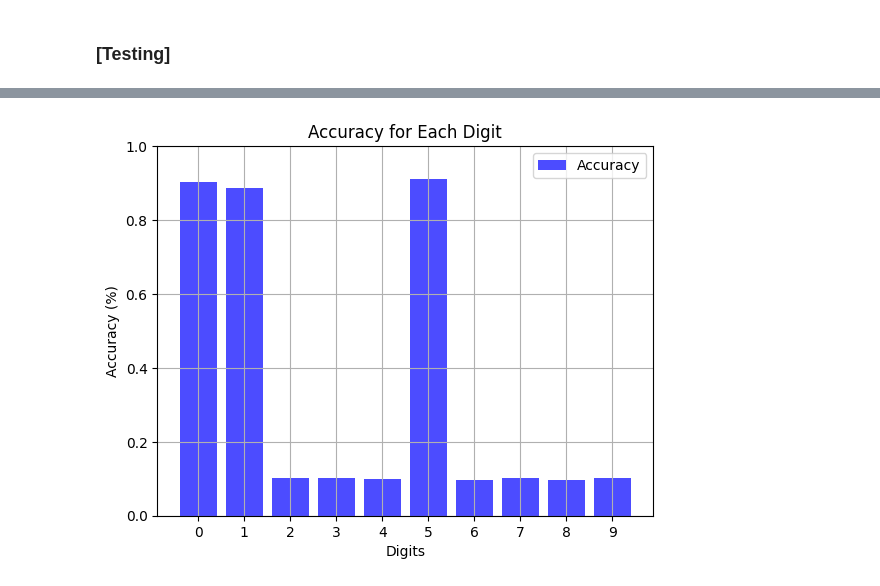
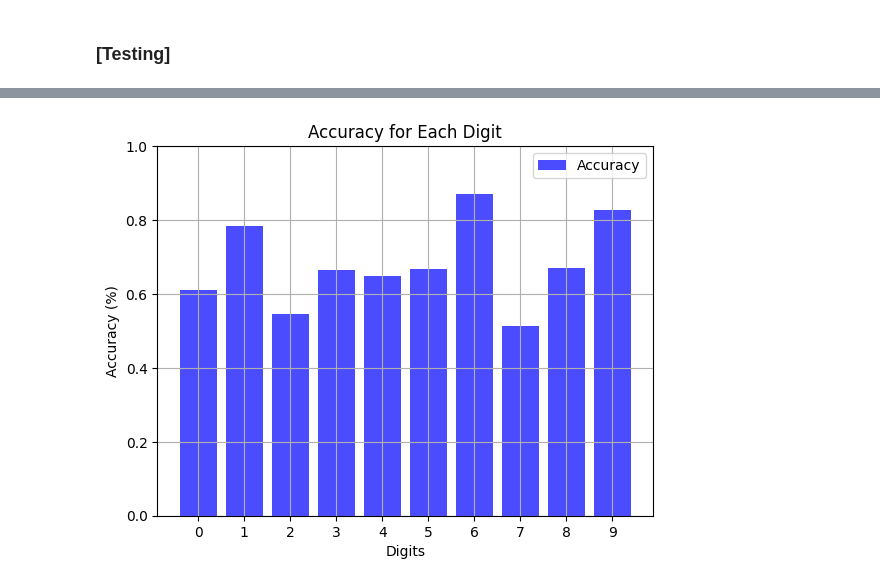
Before and after one commit to AP-047/RClass-Classification-by-Rational-Approximation, a Jupyter notebook: notebooks/training.ipynb, the cells around one changed output, grey strips where cells are left out. Cells and saved outputs as stored; diff of their text form; code cells hidden in the pictures.

```diff
--- a/notebooks/training.ipynb
+++ b/notebooks/training.ipynb
@@ -29,21 +28,24 @@ x_train_flat = x_train.reshape(x_train.shape[0], -1)
 print(f"x_train_flat shape: {x_train_flat.shape}, y_train shape: {y_train.shape}")
 
 #2 Subsets
-subset_size = 100
+subset_size = 1000
 x_train_subset = x_train_flat[:subset_size]
 y_train_subset = y_train[:subset_size]
 print(f"x_train_subset shape: {x_train_subset.shape}")
 
 #3 PCA
 from sklearn.decomposition import PCA
-import pickle
-n_components = 2
+# import pickle
+import numpy as np
+n_components = 77
 pca = PCA(n_components=n_components)
 x_train_pca = pca.fit_transform(x_train_subset)
 print(f"x_train_pca shape: ", x_train_pca.shape)
-# Load PCA instance
-with open("models/pca_model.pkl", "wb") as file:
-    pickle.dump(pca, file)  # Save the fitted PCA model
+variance = np.sum(pca.explained_variance_ratio_)
+print(f"variance =", variance)
+# # Load PCA instance
+# with open("models/pca_model.pkl", "wb") as file:
+#     pickle.dump(pca, file)  # Save the fitted PCA model
 
 #4 Normalize
 from sklearn.preprocessing import MinMaxScaler
@@ -282,43 +283,42 @@ from sklearn.decomposition import PCA
 import pickle
 import matplotlib.pyplot as plt
 
-# # Define the rational function
-# def rational_function(x, alpha, beta):
-#     """
-#     r(x) = (α_0 + α_1*x1**1 + α_2*x2**2 + ...) /
-#            (β_0 + β_1*x1**1 + β_2*x2**2 + ...).
-#     """
-#     numerator = alpha[0] + sum(alpha[i+1] * x[i] ** (i + 1) for i in range(len(x)))
-#     denominator = beta[0] + sum(beta[i+1] * x[i] ** (i + 1) for i in range(len(x)))
-#     return numerator / denominator
+# Define the rational function
+def rational_function(x, alpha, beta):
+    """
+    r(x) = (α_0 + α_1*x1**1 + α_2*x2**2 + ...) /
+           (β_0 + β_1*x1**1 + β_2*x2**2 + ...).
+    """
+    numerator = alpha[0] + sum(alpha[i+1] * x[i] ** (i + 1) for i in range(len(x)))
+    denominator = beta[0] + sum(beta[i+1] * x[i] ** (i + 1) for i in range(len(x)))
+    return numerator / denominator
 
 #-----------------------------------------------------
-import itertools
-import numpy as np
+# import itertools
 
-def generate_multi_indices(n, d):
-    indices = [idx for idx in itertools.product(range(d + 1), repeat=n) if sum(idx) <= d]
-    return indices
+# def generate_multi_indices(n, d):
+#     indices = [idx for idx in itertools.product(range(d + 1), repeat=n) if sum(idx) <= d]
+#     return indices
 
-def construct_polynomial(x, coefficients, indices):
-    polynomial_value = 0
-    for coeff, idx in zip(coefficients, indices):
-        term = coeff * np.prod([x[i] ** idx[i] for i in range(len(x))])
-        polynomial_value += term
-    return polynomial_value
+# def construct_polynomial(x, coefficients, indices):
+#     polynomial_value = 0
+#     for coeff, idx in zip(coefficients, indices):
+#         term = coeff * np.prod([x[i] ** idx[i] for i in range(len(x))])
+#         polynomial_value += term
+#     return polynomial_value
 
-def rational_function(x, alpha, beta, n, d):
-    indices = generate_multi_indices(n, d)
+# def rational_function(x, alpha, beta, n, d):
+#     indices = generate_multi_indices(n, d)
 
-    # Compute numerator and denominator
-    numerator = construct_polynomial(x, alpha, indices)
-    denominator = construct_polynomial(x, beta, indices)
+#     # Compute numerator and denominator
+#     numerator = construct_polynomial(x, alpha, indices)
+#     denominator = construct_polynomial(x, beta, indices)
 
-    # # Avoid division by zero
-    # if np.abs(denominator) < 1e-8:
-    #     denominator = 1e-8
+#     # # Avoid division by zero
+#     # if np.abs(denominator) < 1e-8:
+#     #     denominator = 1e-8
 
-    return numerator / denominator
+#     return numerator / denominator
 
 #-----------------------------------------------------
 # Import
@@ -339,7 +339,7 @@ print(f"x_test_subset shape: {x_test_subset.shape}")
 #3 PCA
 from sklearn.decomposition import PCA
 import pickle
-n_components = 2
+n_components = 77
 pca = PCA(n_components=n_components)
 x_test_pca = pca.fit_transform(x_test_subset)
 print(f"x_test_pca shape: ", x_test_pca.shape)
@@ -375,16 +375,16 @@ for digit in range(10):
     n = 2
     d = 2
 
-    # Evaluate the rational function for each test data point
+    # # Evaluate the rational function for each test data point
+    # y_predicted = [
+    #     rational_function(x, alpha, beta, n, d) for x in x_test_norm
+    # ]
+
     y_predicted = [
-        rational_function(x, alpha, beta, n, d) for x in x_test_norm
+    rational_function(x, alpha, beta) for x in x_test_norm
     ]
 
-    #y_predicted = [
-    #rational_function(x, alpha, beta, n, d) for x in x_test_norm
-    #]
-
-    # Convert predictions to binary (1 for this digit, 0 for others)
+    # Convert predictions to binary (higher digit - for this digit, 0/lower digit for others)
     y_pred_binary = np.array(y_predicted) < 3
     y_true_binary = y_test_subset == digit
 
@@ -436 +436 @@ Overall Accuracy: 33.99%
-[figure, old version]
+[figure, new version]
```
Also changed, not shown: parts of 4 cells of this notebook.
